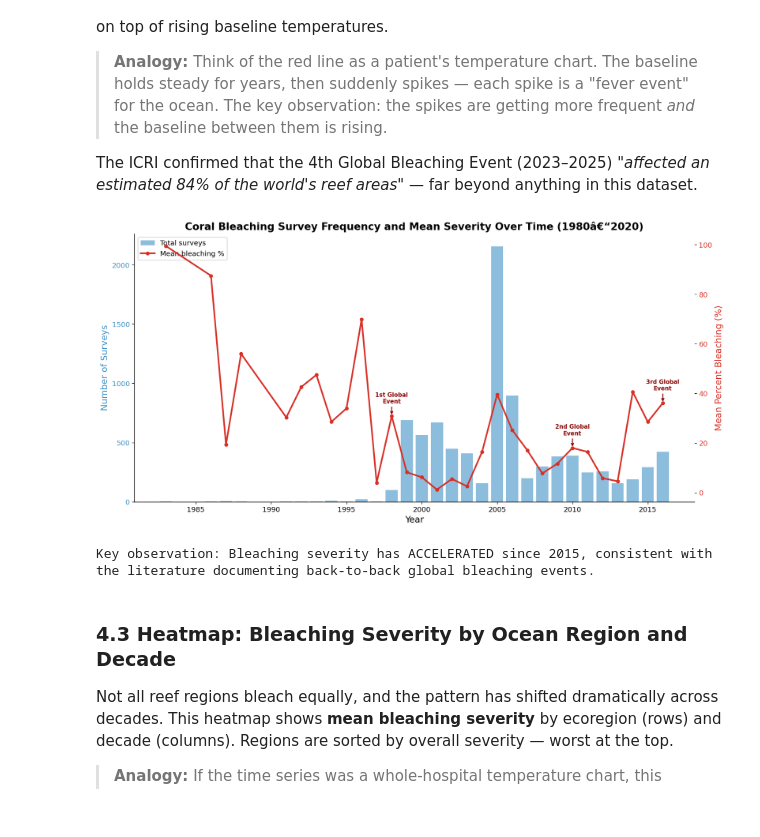
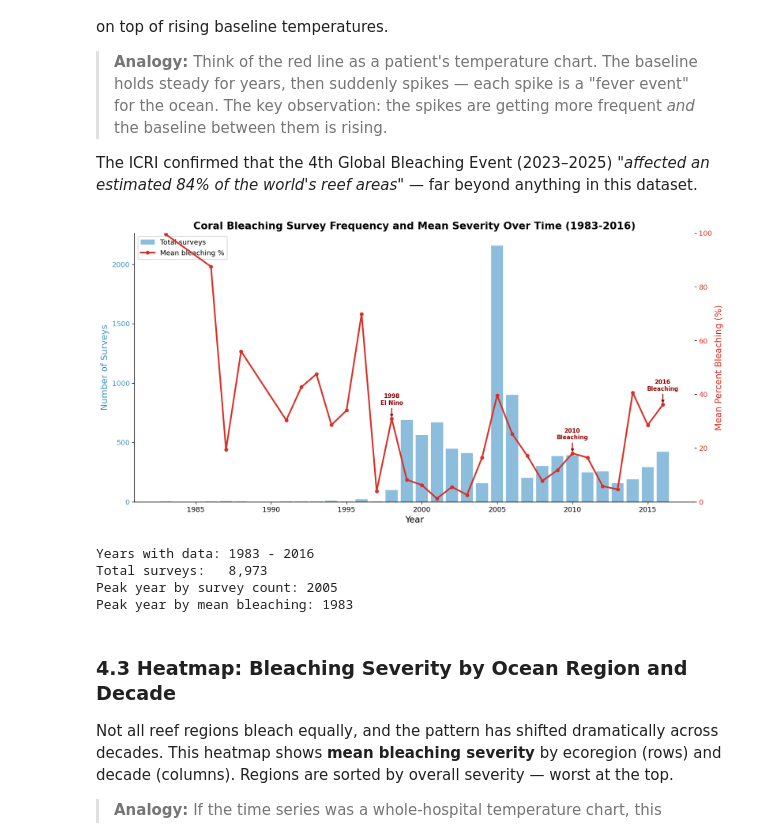
Before and after one commit to apple101012/datathon-2026, a Jupyter notebook: notebooks/jamalPeduru_sustainability_notebook.ipynb, the cells around one changed output. Saved outputs shown, nothing was run; the diff lists cells and outputs as text; code cells hidden in the pictures.

```diff
--- a/notebooks/jamalPeduru_sustainability_notebook.ipynb
+++ b/notebooks/jamalPeduru_sustainability_notebook.ipynb
@@ -388,29 +380,28 @@ This is the **crime map** — where bleaching is concentrated globally.
 
 fig, ax = plt.subplots(figsize=(16, 9))
 
-# Sort so severe bleaching plots on top
-plot_df = df.sort_values("Percent_Bleaching")
+plot_df = df.sort_values("Percent_Bleaching")  # severe on top
 
 scatter = ax.scatter(
     plot_df["Longitude"], plot_df["Latitude"],
     c=plot_df["Percent_Bleaching"],
-    cmap="YlOrRd", s=4, alpha=0.5, edgecolors="none",
+    cmap="YlOrRd", s=8, alpha=0.6, edgecolors="none",
     vmin=0, vmax=100
 )
 
-# Simple coastline approximation with axis limits
 ax.set_xlim(-180, 180)
 ax.set_ylim(-40, 40)
-ax.set_facecolor("#e6f2ff")
+ax.set_facecolor("#d4e9f7")
 ax.set_xlabel("Longitude")
 ax.set_ylabel("Latitude")
-ax.set_title("Global Distribution of Coral Bleaching Events (GCBD, 1980â€“2020)\nColored by Percent Bleaching Severity", fontsize=16, fontweight="bold")
-ax.axhline(y=0, color="gray", linestyle="--", alpha=0.3, linewidth=0.5)
+# Use ASCII dash to avoid Windows font encoding issues
+ax.set_title("Global Distribution of Coral Bleaching Events (GCBD, 1983-2016)\nColored by Percent Bleaching Severity",
+             fontsize=16, fontweight="bold")
+ax.axhline(y=0, color="gray", linestyle="--", alpha=0.3, linewidth=0.8)
 
 cbar = plt.colorbar(scatter, ax=ax, shrink=0.7, pad=0.02)
 cbar.set_label("Percent Bleaching (%)", fontsize=12)
 
-# Add region annotations
 annotations = {
     "Caribbean": (-70, 22), "GBR": (148, -18), "Coral Triangle": (125, 2),
     "Red Sea": (38, 22), "Indian Ocean": (60, -5), "Central Pacific": (175, 5)
@@ -423,6 +414,7 @@ plt.tight_layout()
 plt.show()
 
 print(f"Total survey sites plotted: {len(plot_df):,}")
-print(f"Countries represented: {df['Country_Name'].nunique()}")
-print(f"Ecoregions represented: {df['Ecoregion'].nunique()}")
+print(f"Countries represented:      {df['Country_Name'].nunique()}")
+print(f"Ecoregions represented:     {df['Ecoregion'].nunique()}")
+print(f"Date range:                 {df['Year'].min():.0f} - {df['Year'].max():.0f}")
 # %% [output]
@@ -444,13 +437,13 @@ Major global bleaching events are annotated. Each corresponds to ocean temperatu
 The ICRI confirmed that the 4th Global Bleaching Event (2023–2025) *"affected an estimated 84% of the world's reef areas"* — far beyond anything in this dataset.
 # %%
 # ============================================================
-# VIS 2: Time Series â€” Bleaching Events Per Year
+# VIS 2: Time Series -- Bleaching Events Per Year
 # ============================================================
 
 yearly = df.groupby("Year").agg(
     n_surveys=("Percent_Bleaching", "count"),
     mean_bleaching=("Percent_Bleaching", "mean"),
-    severe_events=("Percent_Bleaching", lambda x: (x > 30).sum())
+    pct_severe=("Percent_Bleaching", lambda x: (x > 30).mean() * 100)
 ).reset_index()
 
 fig, ax1 = plt.subplots(figsize=(14, 7))
@@ -458,43 +451,47 @@ fig, ax1 = plt.subplots(figsize=(14, 7))
 color_bar = "#4292c6"
 color_line = "#d73027"
 
-bars = ax1.bar(yearly["Year"], yearly["n_surveys"], color=color_bar, alpha=0.6, label="Total surveys")
+ax1.bar(yearly["Year"], yearly["n_surveys"], color=color_bar, alpha=0.6, label="Total surveys")
 ax1.set_xlabel("Year")
 ax1.set_ylabel("Number of Surveys", color=color_bar)
 ax1.tick_params(axis="y", labelcolor=color_bar)
 
 ax2 = ax1.twinx()
 ax2.plot(yearly["Year"], yearly["mean_bleaching"], color=color_line, linewidth=2.5,
          marker="o", markersize=5, label="Mean bleaching %")
 ax2.set_ylabel("Mean Percent Bleaching (%)", color=color_line)
 ax2.tick_params(axis="y", labelcolor=color_line)
+ax2.set_ylim(0, 100)
 
 # Annotate known global bleaching events
-bleach_events = {1998: "1st Global\nEvent", 2010: "2nd Global\nEvent", 2016: "3rd Global\nEvent"}
+bleach_events = {1998: "1998\nEl Nino", 2010: "2010\nBleaching", 2016: "2016\nBleaching"}
 for yr, label in bleach_events.items():
     if yr in yearly["Year"].values:
         val = yearly.loc[yearly["Year"] == yr, "mean_bleaching"].values[0]
-        ax2.annotate(label, (yr, val), textcoords="offset points", xytext=(0, 20),
+        ax2.annotate(label, (yr, val), textcoords="offset points", xytext=(0, 22),
                      ha="center", fontsize=9, fontweight="bold", color="darkred",
                      arrowprops=dict(arrowstyle="->", color="darkred", lw=1.5))
 
-ax1.set_title("Coral Bleaching Survey Frequency and Mean Severity Over Time (1980â€“2020)",
+ax1.set_title("Coral Bleaching Survey Frequency and Mean Severity Over Time (1983-2016)",
               fontsize=16, fontweight="bold")
 
-# Combined legend
 lines1, labels1 = ax1.get_legend_handles_labels()
 lines2, labels2 = ax2.get_legend_handles_labels()
 ax1.legend(lines1 + lines2, labels1 + labels2, loc="upper left", framealpha=0.9)
 
 plt.tight_layout()
 plt.show()
 
-print("Key observation: Bleaching severity has ACCELERATED since 2015, consistent with")
-print("the literature documenting back-to-back global bleaching events.")
+print(f"Years with data: {int(yearly['Year'].min())} - {int(yearly['Year'].max())}")
+print(f"Total surveys:   {yearly['n_surveys'].sum():,}")
+print(f"Peak year by survey count: {int(yearly.loc[yearly['n_surveys'].idxmax(), 'Year'])}")
+print(f"Peak year by mean bleaching: {int(yearly.loc[yearly['mean_bleaching'].idxmax(), 'Year'])}")
 # %% [output]
-[figure, old version]
+[figure, new version]
-Key observation: Bleaching severity has ACCELERATED since 2015, consistent with
-the literature documenting back-to-back global bleaching events.
+Years with data: 1983 - 2016
+Total surveys:   8,973
+Peak year by survey count: 2005
+Peak year by mean bleaching: 1983
 # %% [markdown]
 ### 4.3 Heatmap: Bleaching Severity by Ocean Region and Decade
 
```
Also changed, not shown: parts of 18 cells of this notebook.
